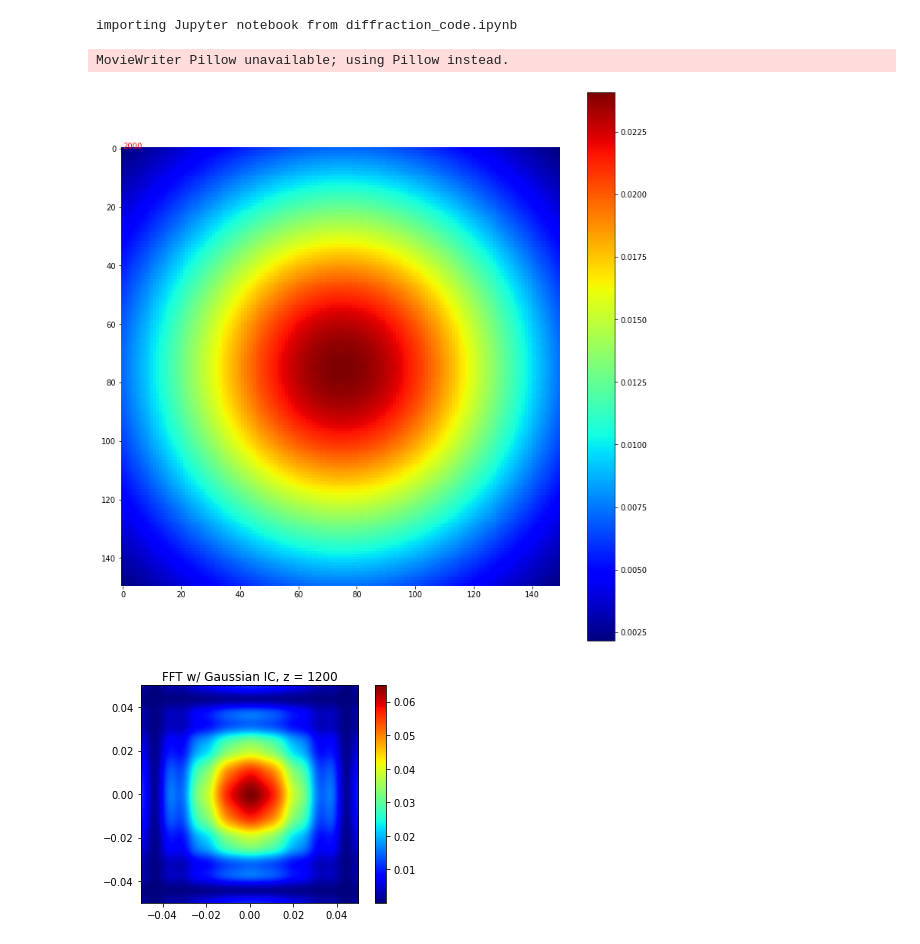
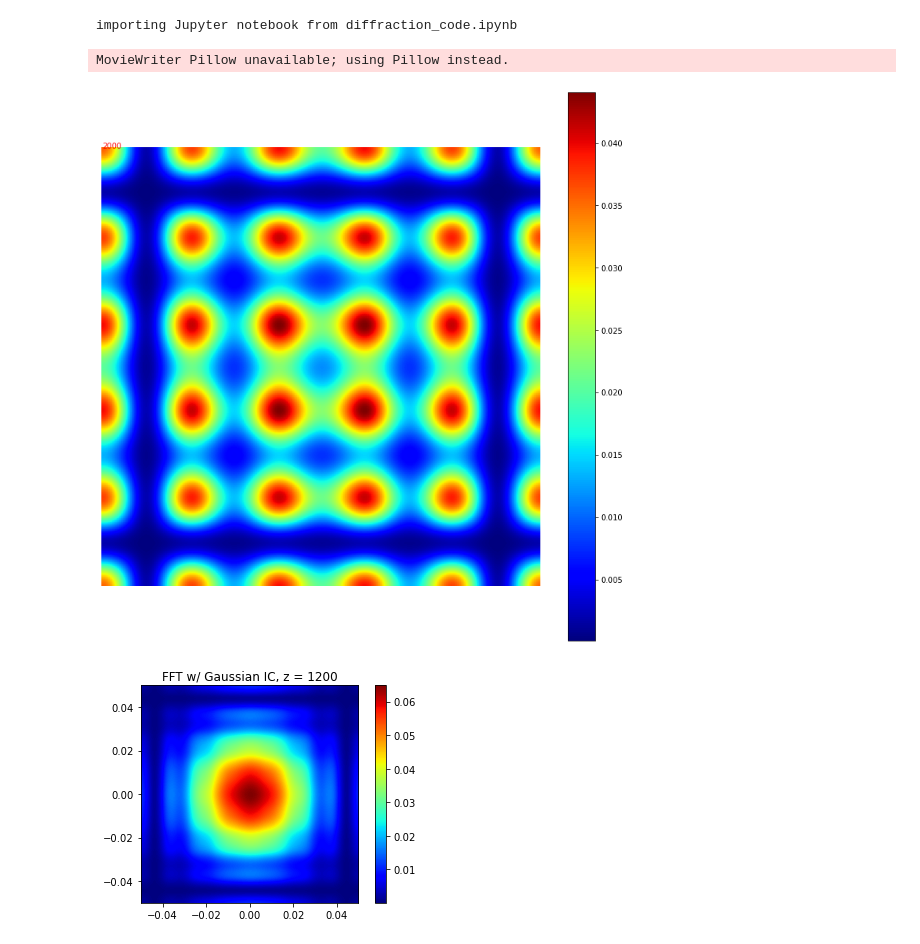
Before and after one commit to TeddyMeissner/Diffraction-Integral, a Jupyter notebook: plots_and_gifs.ipynb, the cells around one changed output. Cells and saved outputs as stored; diff of their text form; code cells hidden in the pictures.

```diff
--- a/plots_and_gifs.ipynb
+++ b/plots_and_gifs.ipynb
@@ -15,15 +15,14 @@ class AnimatedGif:
         self.fig = plt.figure()
         self.fig.set_size_inches(size[0] / 20, size[1] / 20)
         ax = self.fig.add_axes([0, 0, 1, 1], frameon=False, aspect=1)
-        # ax.set_xticks([])
-        # ax.set_yticks([])
+        ax.set_xticks([])
+        ax.set_yticks([])
         self.images = []
 
     def add(self, image, label=''):
         plt_im = plt.imshow(image,animated=True,cmap = 'jet')
         plt_txt = plt.text(0, 0, label, color='red')
         self.images.append([plt_im, plt_txt])
-        # self.images.append([plt_im])
 
     def save(self, filename,title = ''):
         plt.colorbar()
@@ -69,26 +68,26 @@ def circular_aperature(L,N,lam,z):
     return f
 # %%
 L = 1e-1
-N = 150
+N = 200
 lam = 1e-6
 
 M = np.full((N, N), True, dtype=bool)
 animated_gif = AnimatedGif(L)
 animated_gif.add(M, label='0')
 
 images = []
 z_step = np.linspace(100,2000,100)
 for z in z_step:
     initial = gaussian(L,N,lam,z)
     solutions = Diffraction(initial,L,N,lam,z)
-    M = abs(solutions.sinc_solution())**2
-    # M = abs(solutions.fft_solution())**2
+    # M = abs(solutions.sinc_solution())**2
+    M = abs(solutions.fft_solution())**2
     animated_gif.add(M, label=str(round(z)))
-# animated_gif.save('Plots_and_Gifs/fft_gaussian.gif')
-animated_gif.save('Plots_and_Gifs/Sinc_gaussian.gif')
+animated_gif.save('Plots_and_Gifs/fft_gaussian.gif')
+# animated_gif.save('Plots_and_Gifs/Sinc_gaussian.gif')
 # %% [output]
 MovieWriter Pillow unavailable; using Pillow instead.
-[figure, old version]
+[figure, new version]
 # %%
 L = 1e-1
 N = 200
```
Also changed, not shown: 3 other files.
